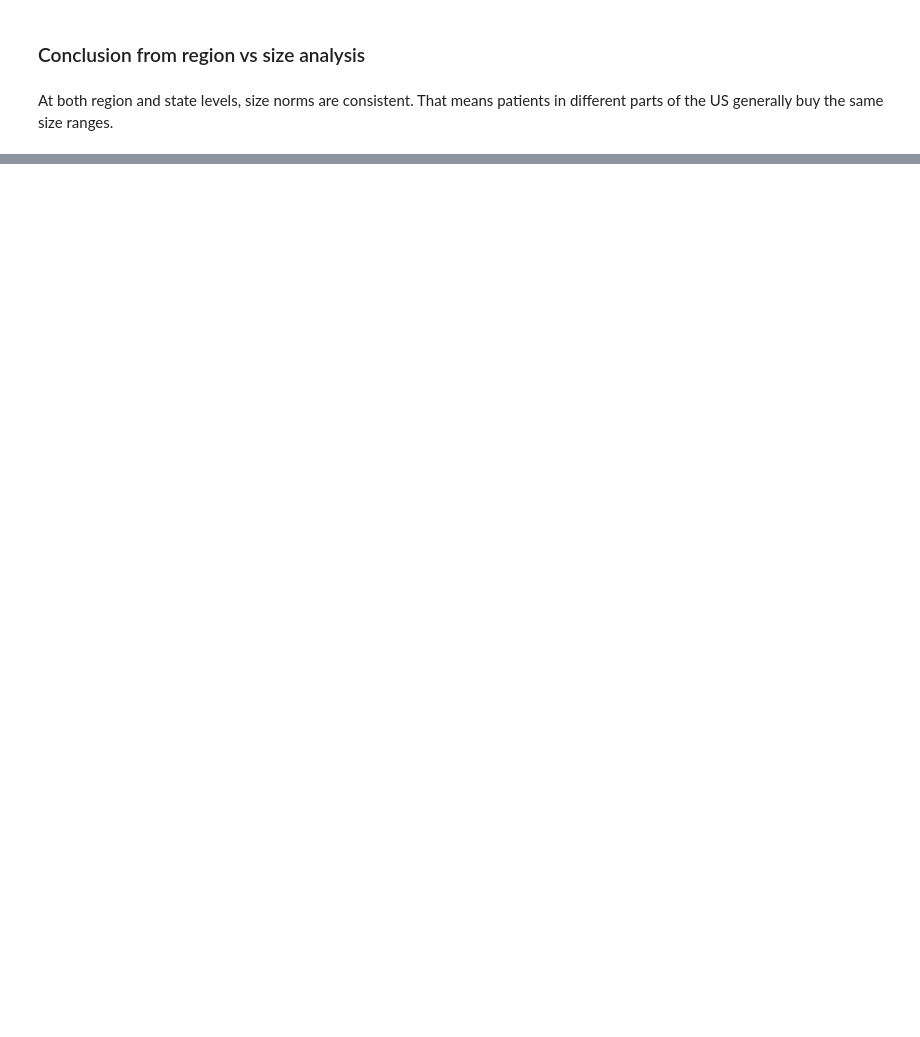
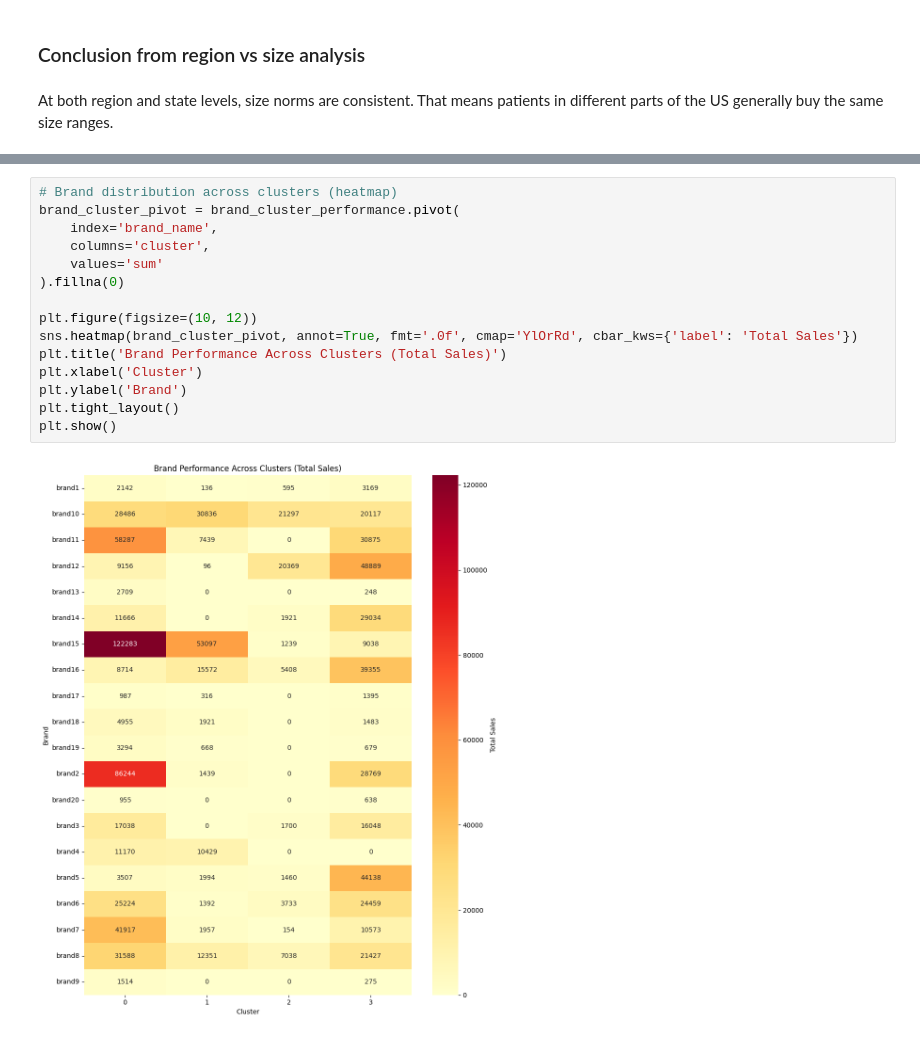
Before and after one commit to wenyu-1314/DSPM_Project, a Jupyter notebook: dspm_project.ipynb, the cells around one changed output, grey strips where cells are left out. Drawn from its saved outputs; the diff is of its cells as text; blank space fills up the shorter version.

```diff
--- a/dspm_project.ipynb
+++ b/dspm_project.ipynb
@@ -735,0 +742,17 @@ At both region and state levels, size norms are consistent. That means patients
+# %%
+# Brand distribution across clusters (heatmap)
+brand_cluster_pivot = brand_cluster_performance.pivot(
+    index='brand_name',
+    columns='cluster',
+    values='sum'
+).fillna(0)
+
+plt.figure(figsize=(10, 12))
+sns.heatmap(brand_cluster_pivot, annot=True, fmt='.0f', cmap='YlOrRd', cbar_kws={'label': 'Total Sales'})
+plt.title('Brand Performance Across Clusters (Total Sales)')
+plt.xlabel('Cluster')
+plt.ylabel('Brand')
+plt.tight_layout()
+plt.show()
+# %% [output]
+[figure, added]
```
Also changed, not shown: parts of 23 cells of this notebook, 1 other file.
